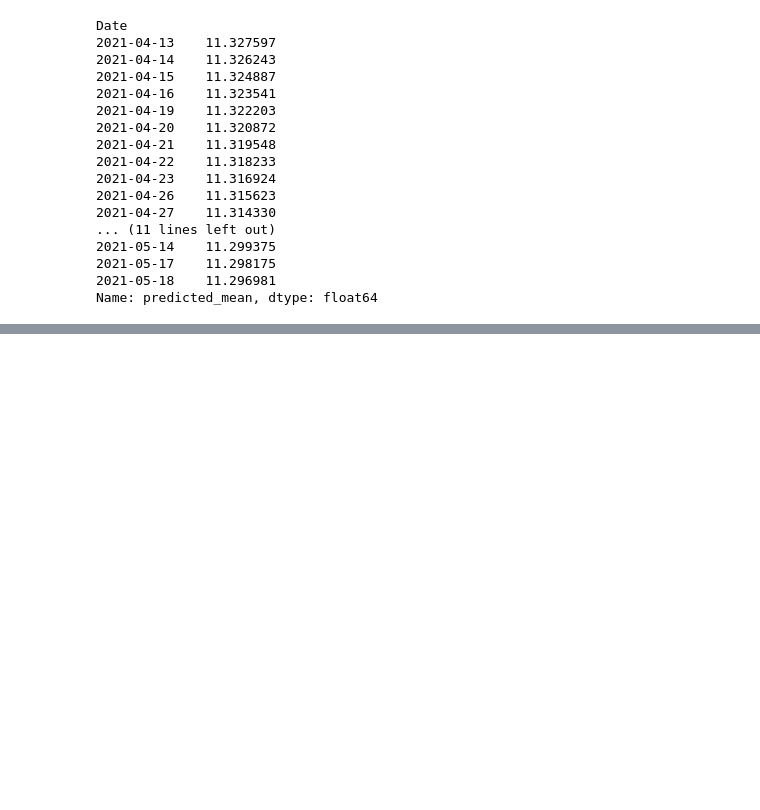
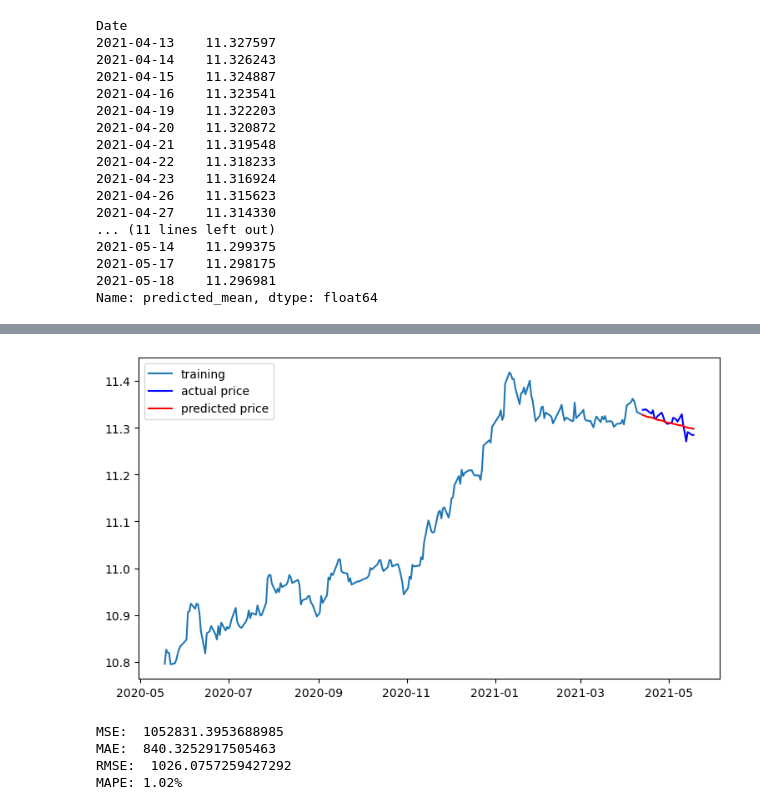
Before and after one commit to koreaTail/aiffel_git, a Jupyter notebook: samsung_stock_pre.ipynb, the cells around one changed output, grey strips where cells are left out. Drawn from its saved outputs; the diff is of its cells as text; code cells hidden in the pictures; blank space fills up the shorter version.

```diff
--- a/samsung_stock_pre.ipynb
+++ b/samsung_stock_pre.ipynb
@@ -426,0 +463,39 @@ MAPE: 1.03%
+# %%
+model = ARIMA(train_data, order=(2, 0, 0))  # p값을 14으로 테스트
+fitted_m = model.fit()
+fc= fitted_m.forecast(len(test_data), alpha=0.05)  # 95% conf
+fc.index = test_data.index #인덱스 일치하지 않는 오류를 해결하기 위해 추가함! (되는 사람과 아니되는 사람의 차이는 아직 발견못함)
+
+# Make as pandas series
+fc_series = pd.Series(data = fc, index=test_data.index)   # 예측결과
+
+# Plot
+plt.figure(figsize=(9,5), dpi=100)
+plt.plot(train_data, label='training')
+plt.plot(test_data, c='b', label='actual price')
+plt.plot(fc_series, c='r',label='predicted price')
+plt.legend()
+plt.show()
+
+mse = mean_squared_error(np.exp(test_data), np.exp(fc))
+print('MSE: ', mse)
+
+mae = mean_absolute_error(np.exp(test_data), np.exp(fc))
+print('MAE: ', mae)
+
+rmse = math.sqrt(mean_squared_error(np.exp(test_data), np.exp(fc)))
+print('RMSE: ', rmse)
+
+mape = np.mean(np.abs(np.exp(fc) - np.exp(test_data))/np.abs(np.exp(test_data)))
+print('MAPE: {:.2f}%'.format(mape*100))
+
+#1048301 3,0,0 1.03%
+#1052831 2,0,0 1.02%
+#1078734 1,0,0 1.05%
+#1041167 1,0,9 1.01%
+# %% [output]
+[figure, added]
+MSE:  1052831.3953688985
+MAE:  840.3252917505463
+RMSE:  1026.0757259427292
+MAPE: 1.02%
```
Also changed, not shown: parts of 7 cells of this notebook.
